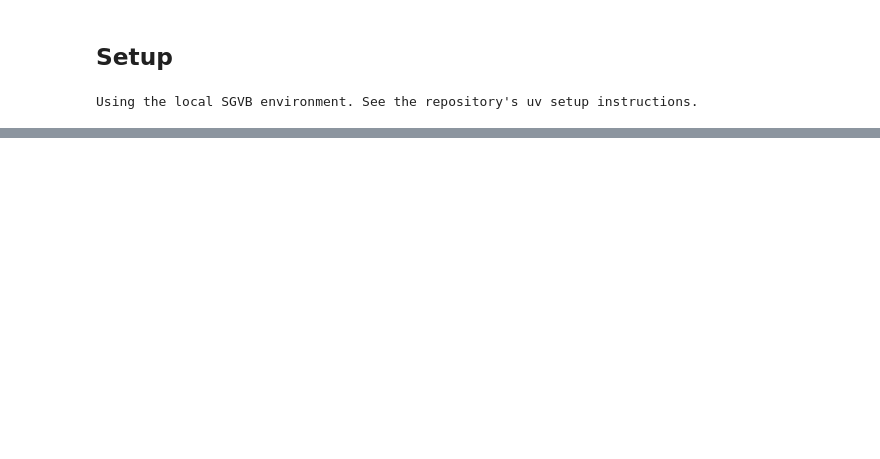
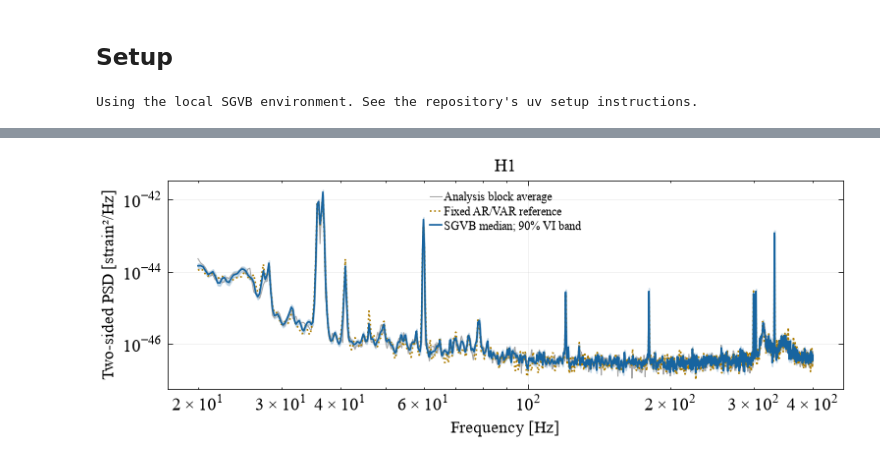
Before and after one commit to nz-gravity/sgvb_psd, a Jupyter notebook: docs/examples/LVK_example.ipynb, the cells around one changed output, grey strips where cells are left out. Drawn from its saved outputs; the diff is of its cells as text; code cells hidden in the pictures; blank space fills up the shorter version.

```diff
--- a/docs/examples/LVK_example.ipynb
+++ b/docs/examples/LVK_example.ipynb
@@ -171,0 +127,6 @@ H1 AR order 3 root radius 0.9808861635638512 rejected 0
+# %%
+AR_ORDER = 1024  # Fixed before fitting; increase deliberately for another analysis.
+start = perf_counter()
+reference = fit_ar_reference(training, fs, order=AR_ORDER)
+ar_seconds = perf_counter()-start
+print(f"AR({reference.order}) baseline: {ar_seconds:.3f} s for {reference.n_channels} channel(s); no order search")
@@ -174,12 +137,18 @@ H1 AR order 3 root radius 0.9808861635638512 rejected 0
 # %%
+from sgvb_psd.inference import CoarseGrainConfig
+# Native bins are affordable here. The optional pilot is frozen before fitting.
+USE_COARSE_GRAINING = False
+coarse = (CoarseGrainConfig(max_bin_width=8, pilot_window=3, tolerance=.1)
+          if USE_COARSE_GRAINING else None)
 start = perf_counter()
-estimator = PSDEstimator(data, fs=fs, reference_psd=ar_reference,
-                         parallel_rows=True, fmin_for_analysis=20., fmax_for_analysis=200., **BUDGET)
-_ = estimator.run(lr=.003)  # Explicit rate: no costly hyperparameter search.
-runtime = perf_counter() - start
-assert np.all(np.isfinite(estimator.pointwise_ci))
-assert np.all(np.isfinite(estimator.inference_runner.kdl_losses))
-print(f"{len(data)} samples × {data.shape[1]} channels; fit {runtime:.2f} s")
-if estimator.parallel_rows:
-    print("Independent vmapped Cholesky-row dimensions:", estimator.inference_runner.row_dimensions)
+estimator = PSDEstimator(data, fs=fs, reference_psd=reference,
+    parallel_rows=True, coarse_grain=coarse, nchunks=len(data)//BLOCK_SAMPLES, Nbw=nbw,
+    fmin_for_analysis=20., fmax_for_analysis=400., **BUDGET)
+_ = estimator.run(lr=.001)
+fit_seconds = perf_counter()-start
+assert np.isfinite(estimator.pointwise_ci).all()
+print(f"{len(data)} samples × {data.shape[1]} channels; {estimator.nchunks} blocks; fit + compilation + draws {fit_seconds:.2f} s")
+print("Independent vmapped Cholesky-row dimensions:", estimator.inference_runner.row_dimensions)
+
+print("Native / likelihood frequencies:", len(estimator.freq), len(estimator.model.data.likelihood_freq))
 # %% [output]
@@ -242,2 +165,0 @@ def show_fit(estimator, data, labels, truth=None, reference=None):
-# %%
-show_fit(estimator, data, list(DETECTORS), reference=ar_reference)
@@ -256,0 +260,6 @@ collapsed conditional-theta method in LogPSplinePSD.
+# %%
+labels = list(DETECTORS)
+empirical, validation, baseline = show_spectra(estimator, data, heldout, labels, reference)
+show_coherence(estimator, empirical, validation, baseline, labels)
+# %% [output]
+[figure, added]
```
Also changed, not shown: parts of 23 cells of this notebook, 11 other files.
